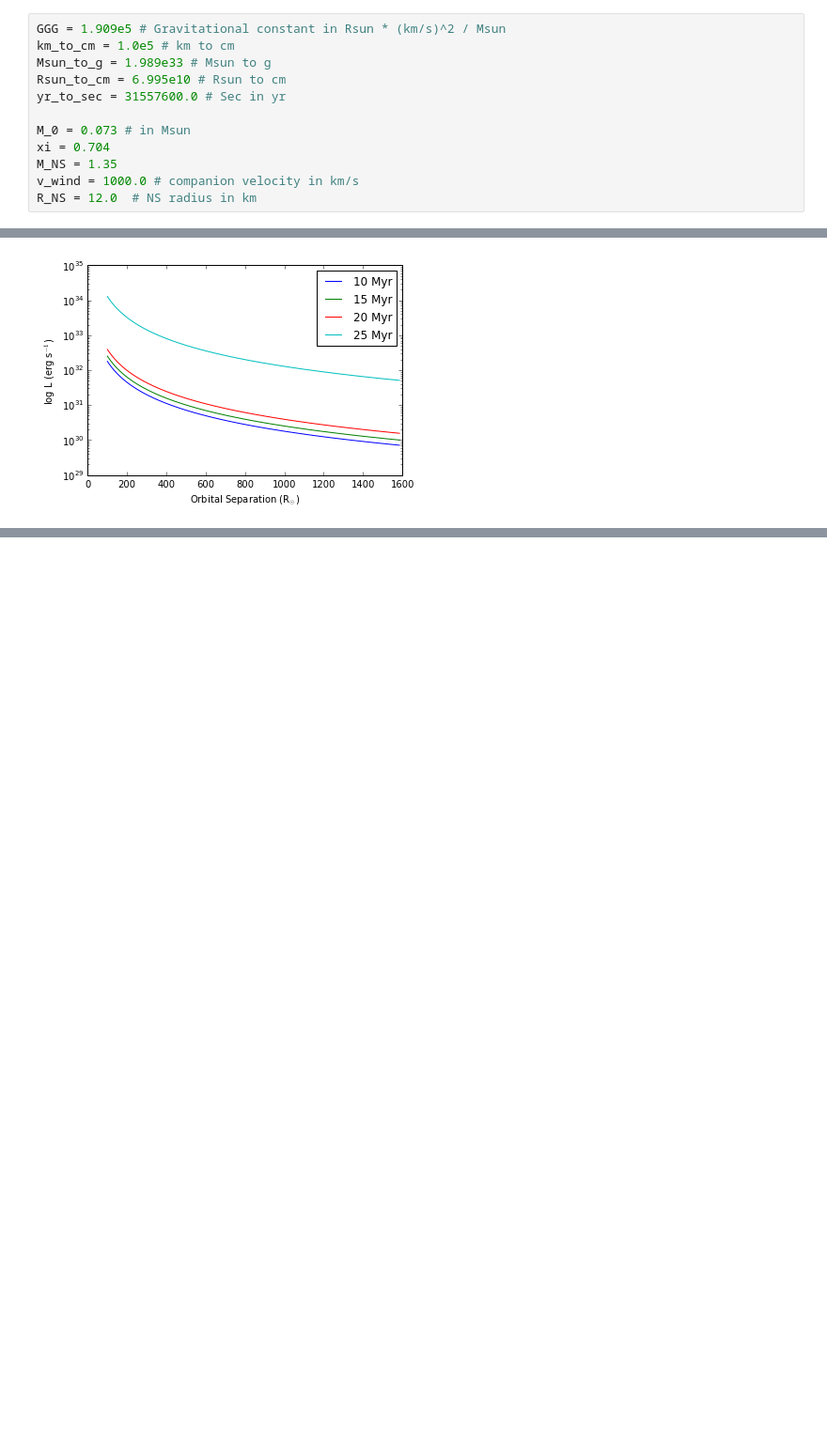
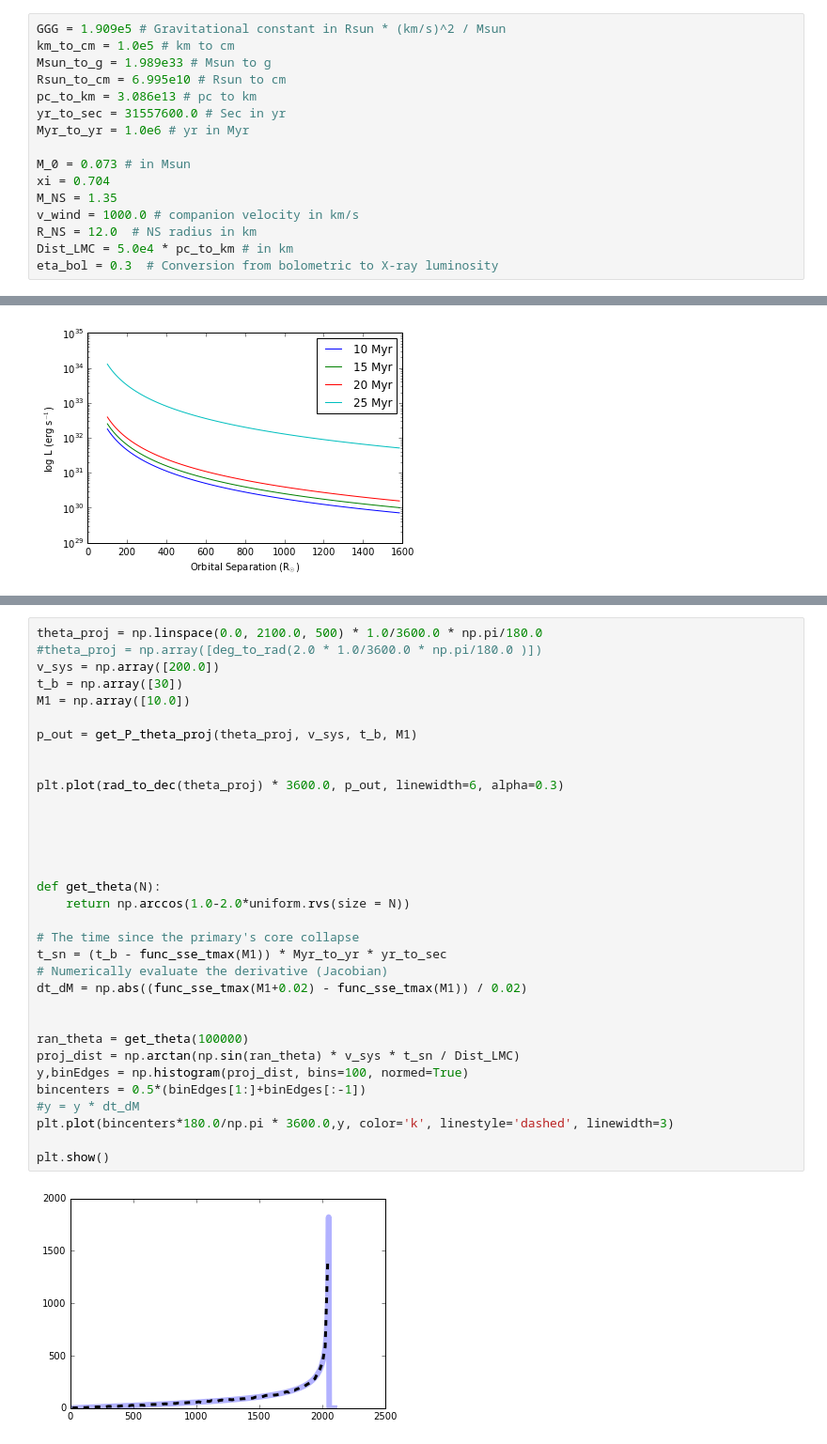
Before and after one commit to astroJeff/XRB, a Jupyter notebook: notebooks/Tests.ipynb, the cells around one changed output, grey strips where cells are left out. Shown at 94% size. Cells and saved outputs as stored; diff of their text form; blank space fills up the shorter version.

```diff
--- a/notebooks/Tests.ipynb
+++ b/notebooks/Tests.ipynb
@@ -13,13 +14,17 @@ GGG = 1.909e5 # Gravitational constant in Rsun * (km/s)^2 / Msun
 km_to_cm = 1.0e5 # km to cm
 Msun_to_g = 1.989e33 # Msun to g
 Rsun_to_cm = 6.995e10 # Rsun to cm
+pc_to_km = 3.086e13 # pc to km
 yr_to_sec = 31557600.0 # Sec in yr
+Myr_to_yr = 1.0e6 # yr in Myr
 
 M_0 = 0.073 # in Msun
 xi = 0.704
 M_NS = 1.35
 v_wind = 1000.0 # companion velocity in km/s
 R_NS = 12.0  # NS radius in km
+Dist_LMC = 5.0e4 * pc_to_km # in km
+eta_bol = 0.3  # Conversion from bolometric to X-ray luminosity
 # %% [markdown]
 ### Load SSE data
 # %%
@@ -216,0 +446,35 @@ plt.show()
+# %%
+theta_proj = np.linspace(0.0, 2100.0, 500) * 1.0/3600.0 * np.pi/180.0
+#theta_proj = np.array([deg_to_rad(2.0 * 1.0/3600.0 * np.pi/180.0 )])
+v_sys = np.array([200.0])
+t_b = np.array([30])
+M1 = np.array([10.0])
+
+p_out = get_P_theta_proj(theta_proj, v_sys, t_b, M1)
+
+
+plt.plot(rad_to_dec(theta_proj) * 3600.0, p_out, linewidth=6, alpha=0.3)
+
+
+
+
+
+def get_theta(N):
+    return np.arccos(1.0-2.0*uniform.rvs(size = N))
+
+# The time since the primary's core collapse
+t_sn = (t_b - func_sse_tmax(M1)) * Myr_to_yr * yr_to_sec
+# Numerically evaluate the derivative (Jacobian)
+dt_dM = np.abs((func_sse_tmax(M1+0.02) - func_sse_tmax(M1)) / 0.02)
+
+
+ran_theta = get_theta(100000)
+proj_dist = np.arctan(np.sin(ran_theta) * v_sys * t_sn / Dist_LMC)
+y,binEdges = np.histogram(proj_dist, bins=100, normed=True)
+bincenters = 0.5*(binEdges[1:]+binEdges[:-1])
+#y = y * dt_dM
+plt.plot(bincenters*180.0/np.pi * 3600.0,y, color='k', linestyle='dashed', linewidth=3)
+
+plt.show()
+# %% [output]
+[figure, added]
```
Also changed, not shown: parts of 26 cells of this notebook, 1 other file.
